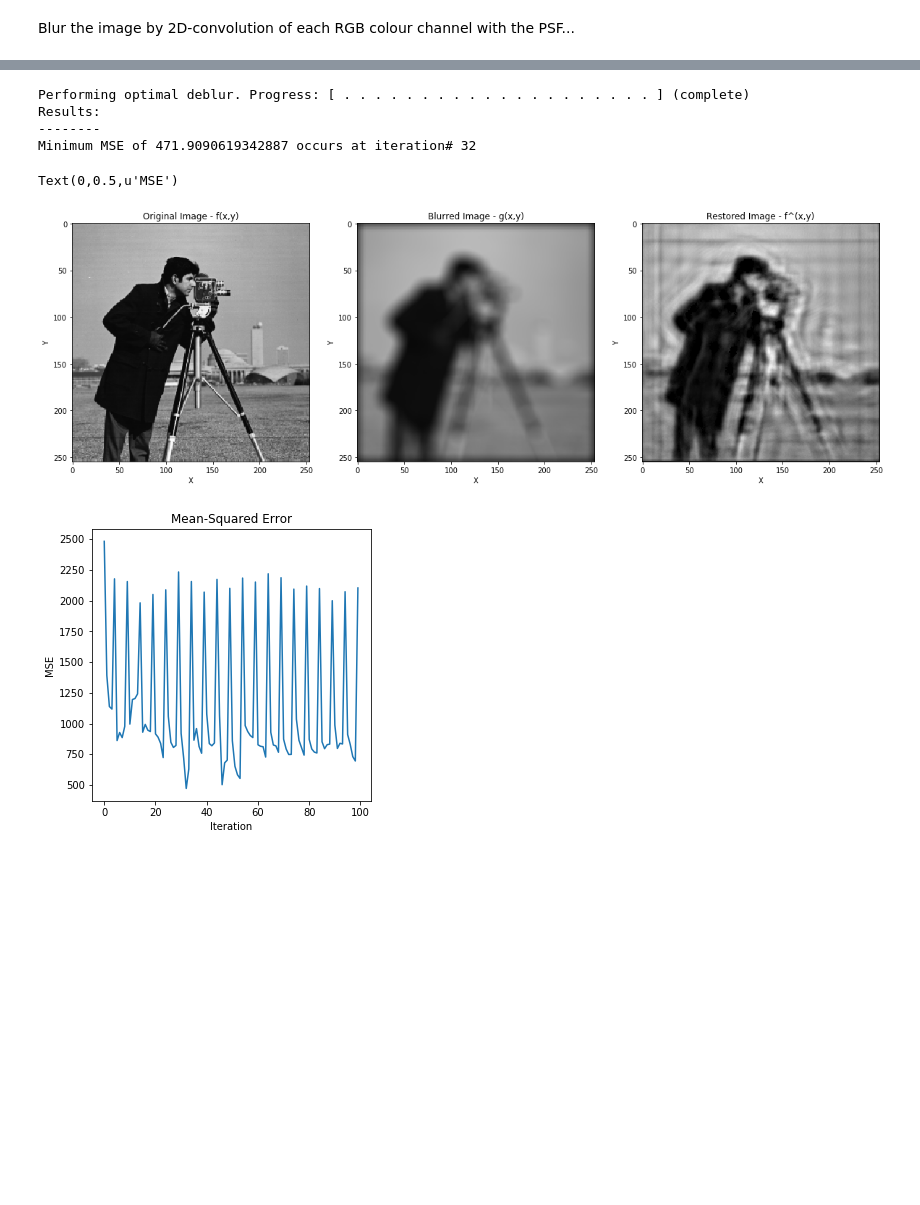
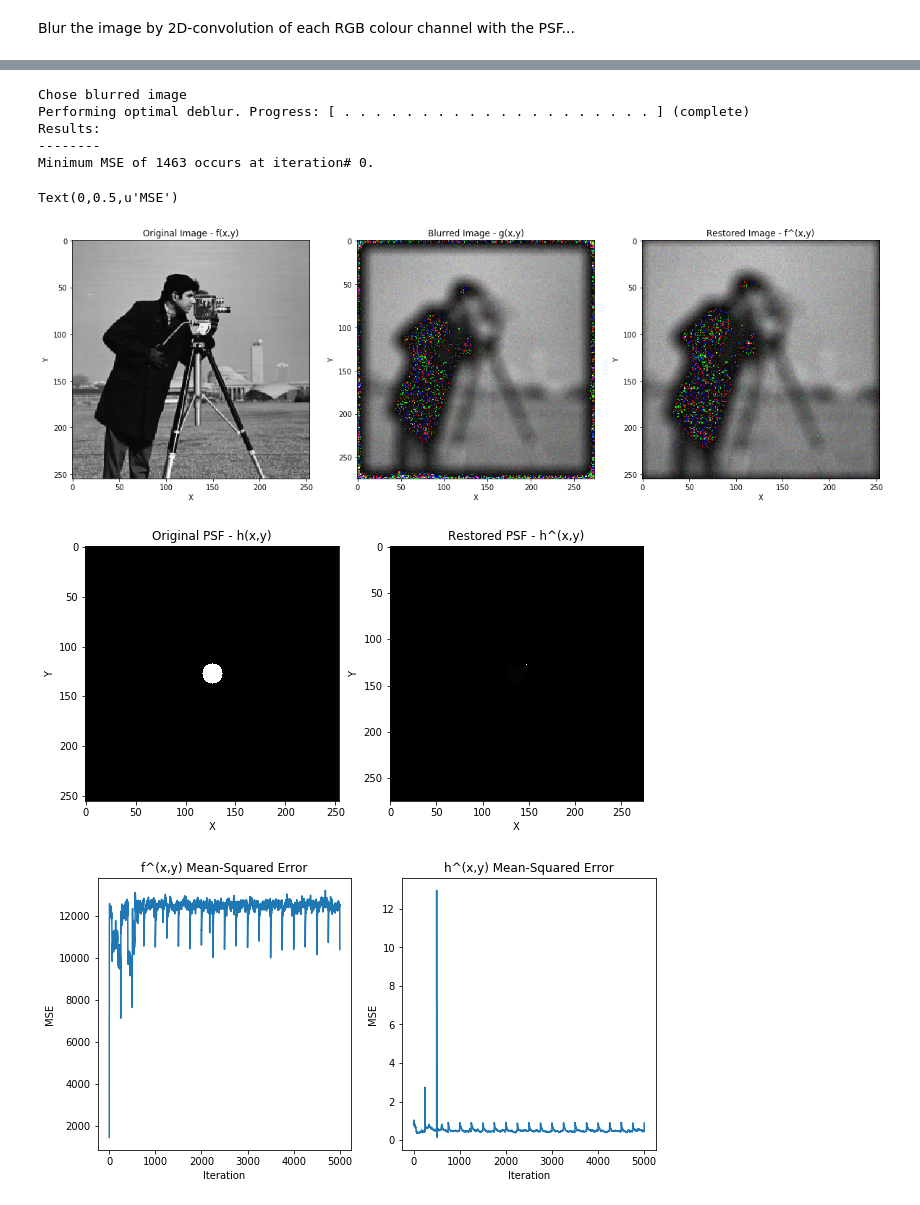
Before and after one commit to BohanZhai/bid_presentation, a Jupyter notebook: Blind Image Deconvolution Demonstration.ipynb, the cells around one changed output, grey strips where cells are left out. Drawn from its saved outputs; the diff is of its cells as text; code cells hidden in the pictures; blank space fills up the shorter version.

```diff
--- a/Blind Image Deconvolution Demonstration.ipynb
+++ b/Blind Image Deconvolution Demonstration.ipynb
@@ -130,50 +155,74 @@ Text(0,0.5,u'Y')
 # %%
 # BID iterations
-iterations = 100
+iterations = 5000
 save_snapshots = True
 
-(restored_img, mse, mse_min, mse_min_iterations) = bid_davey(src_img, blur_img, psf.shape, iterations, save_snapshots)
+(restored_img, restored_psf, image_mse, psf_mse, mse_min, mse_min_iterations) = bid_davey(src_img, psfplot, blur_img, psf.shape, iterations, InitialEstimate.BLURRED_IMAGE, save_snapshots)
 
 imageio.imsave( '_restored.'.join(image_name.rsplit('.', 1))  , restored_img) # Save the result
 
 
 
 print "Results:"
 print "--------"
-print "Minimum MSE of " + str(mse_min) + " occurs at iteration# " + str(mse_min_iterations)
+print "Minimum MSE of %d occurs at iteration# %d." % (math.ceil(mse_min), mse_min_iterations)
 
-# Plot results
+# Plot recovered image
 plot.figure(figsize=(20,20))
-
 plot.subplot(1, 3, 1)
 plot.imshow(src_img)
 plot.title('Original Image - f(x,y)')
 plot.xlabel('X')
 plot.ylabel('Y')
 
 plot.subplot(1, 3, 2)
-plot.imshow(blur_img_min)
+plot.imshow(blur_img)
 plot.title('Blurred Image - g(x,y)')
 plot.xlabel('X')
 plot.ylabel('Y')
 
 plot.subplot(1, 3, 3)
 plot.imshow(restored_img)
 plot.title('Restored Image - f^(x,y)')
 plot.xlabel('X')
 plot.ylabel('Y')
 
-plot.figure(figsize=(5,5))
-plot.subplot(1, 1, 1)
-plot.plot(mse[:,1])
-plot.title('Mean-Squared Error')
+
+# Plot recovered PSF
+plot.figure(figsize=(10,10))
+plot.subplot(1, 2, 1)
+plot.imshow(psfplot, cmap='gray')
+plot.title('Original PSF - h(x,y)')
+plot.xlabel('X')
+plot.ylabel('Y')
+
+plot.subplot(1, 2, 2)
+plot.imshow(restored_psf, cmap='gray')
+plot.title('Restored PSF - h^(x,y)')
+plot.xlabel('X')
+plot.ylabel('Y')
+
+
+# Plot MSE
+plot.figure(figsize=(10,5))
+plot.subplot(1, 2, 1)
+plot.plot(image_mse[:,1])
+plot.title('f^(x,y) Mean-Squared Error')
 plot.xlabel('Iteration')
 plot.ylabel('MSE')
+
+plot.subplot(1, 2, 2)
+plot.plot(psf_mse[:,1])
+plot.title('h^(x,y) Mean-Squared Error')
+plot.xlabel('Iteration')
+plot.ylabel('MSE')
 # %% [output]
+Chose blurred image
 Performing optimal deblur. Progress: [ . . . . . . . . . . . . . . . . . . . . ] (complete)
 Results:
 --------
-Minimum MSE of 471.9090619342887 occurs at iteration# 32
+Minimum MSE of 1463 occurs at iteration# 0.
 Text(0,0.5,u'MSE')
-[figure, old version]
+[figure, new version]
-[figure, old version]
+[figure, new version]
+[figure, added]
```
Also changed, not shown: parts of 5 cells of this notebook, 2 other files.
